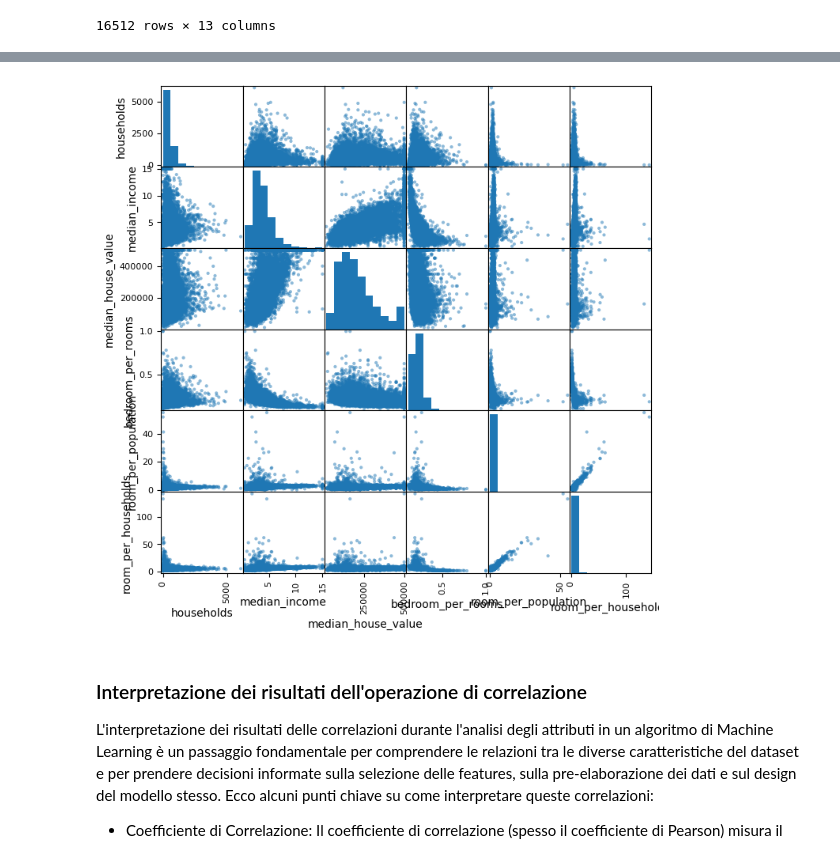
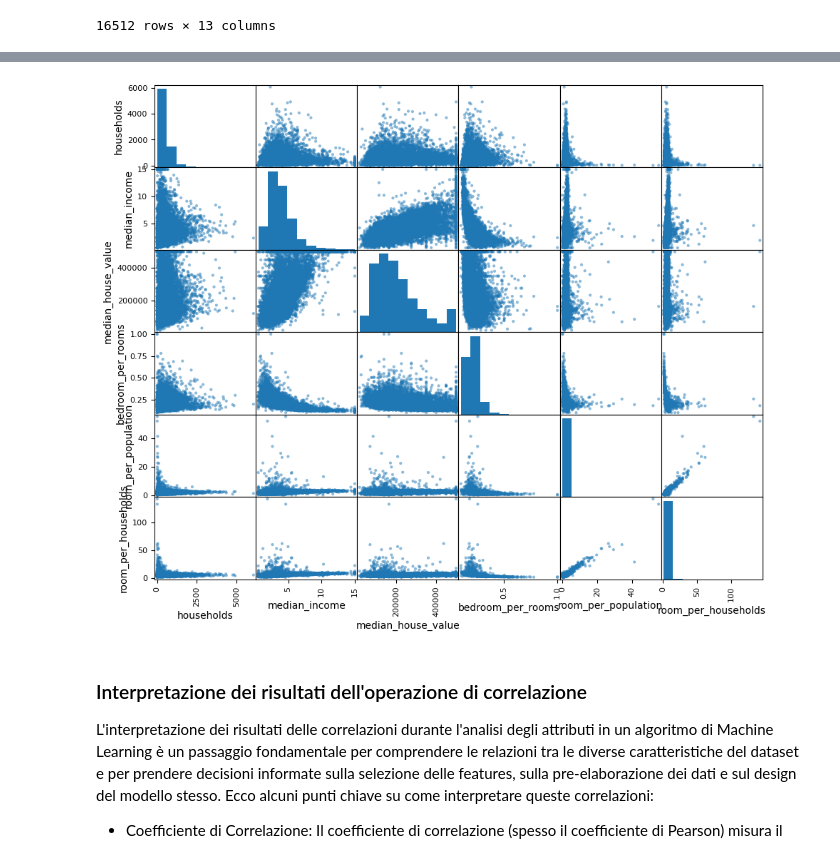
Before and after one commit to Svved/ITS_FirstProject, a Jupyter notebook: Esercizi/CaliforniaHousing.ipynb, the cells around one changed output, grey strips where cells are left out. Drawn from its saved outputs; the diff is of its cells as text; code cells hidden in the pictures.

```diff
--- a/Esercizi/CaliforniaHousing.ipynb
+++ b/Esercizi/CaliforniaHousing.ipynb
@@ -303,15 +303,15 @@ correlation_housing.style.background_gradient(cmap= 'jet')
 # %%
 correlation_housing = housing[[
                                 'households',
                                 'median_income',
                                 'median_house_value',
                                 'bedroom_per_rooms',
                                 'room_per_population',
                                 'room_per_households']]
 
-pd.plotting.scatter_matrix(correlation_housing,figsize=(8,8));
+pd.plotting.scatter_matrix(correlation_housing,figsize=(11,9));
 # %% [output]
-[figure, old version]
+[figure, new version]
 # %% [markdown]
 ### Interpretazione dei risultati dell'operazione di correlazione
 
```
Also changed, not shown: parts of 20 cells of this notebook.
